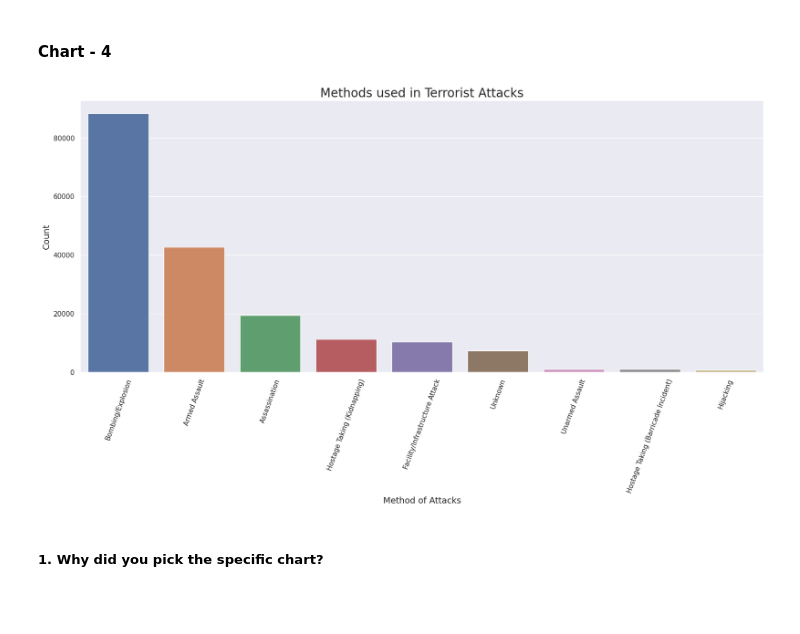
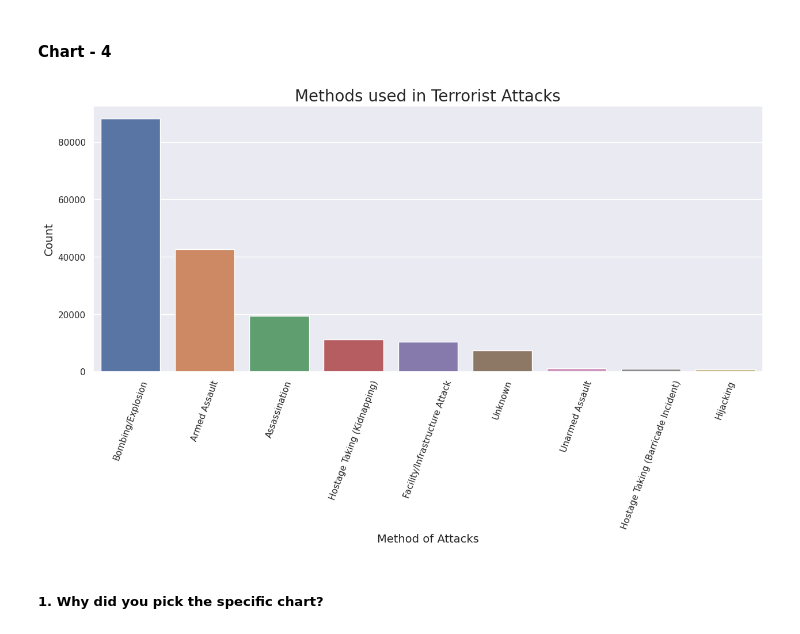
Before and after one commit to Shubham-kumar149/Data-Visualization-With-Python, a Jupyter notebook: Capstone_Project_EDA_on_Global_Terrorism_Dataset.ipynb, the cells around one changed output. Cells and saved outputs as stored; diff of their text form; code cells hidden in the pictures; blank space fills up the shorter version.

```diff
--- a/Capstone_Project_EDA_on_Global_Terrorism_Dataset.ipynb
+++ b/Capstone_Project_EDA_on_Global_Terrorism_Dataset.ipynb
@@ -564,16 +564,16 @@ No I don't think that this insight can lead to any negative growth. But one thin
 # %%
 # Chart - 4 visualization code
 
-plt.figure(figsize=(20, 8))
+plt.figure(figsize=(15, 6))
 sns.set(font_scale=1.0)
 sns.barplot(x=df['AttackType'].value_counts().index, y=df['AttackType'].value_counts())
 plt.xlabel("Method of Attacks", fontsize=14)
 plt.ylabel("Count", fontsize=14)
 plt.xticks(rotation=70)
 plt.title("Methods used in Terrorist Attacks", fontsize=20)
 plt.show()
 # %% [output]
-[figure, old version]
+[figure, new version]
 # %% [markdown]
 ##### 1. Why did you pick the specific chart?
 # %% [markdown]
```
Also changed, not shown: parts of 16 cells of this notebook.
